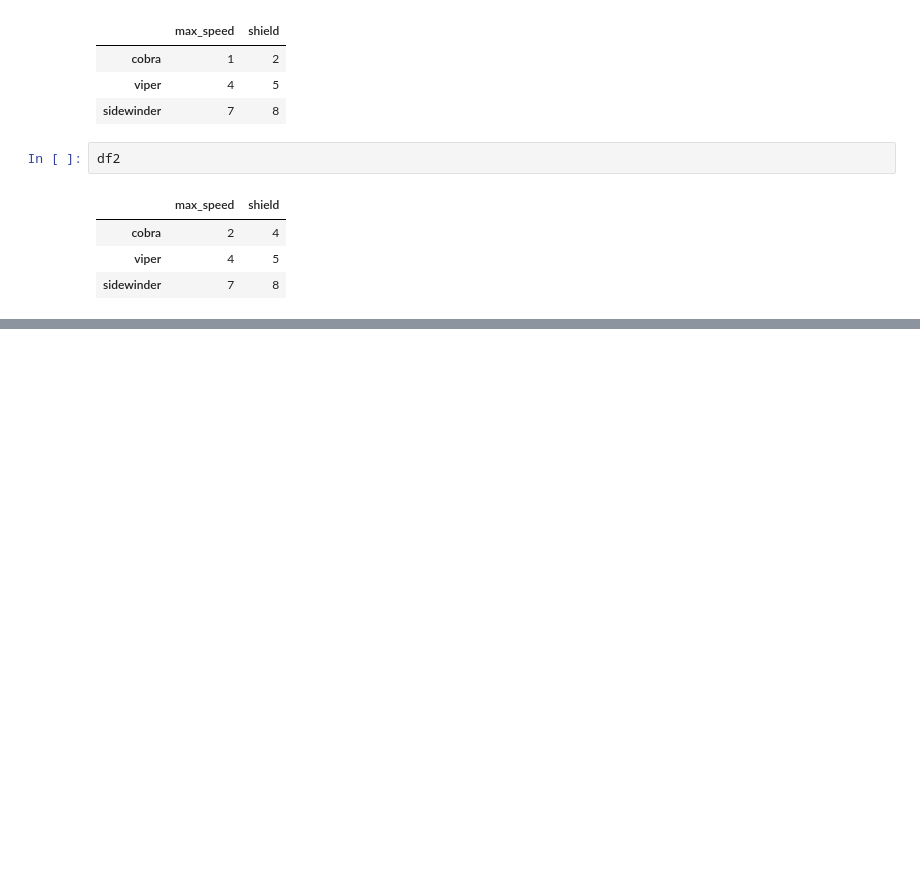
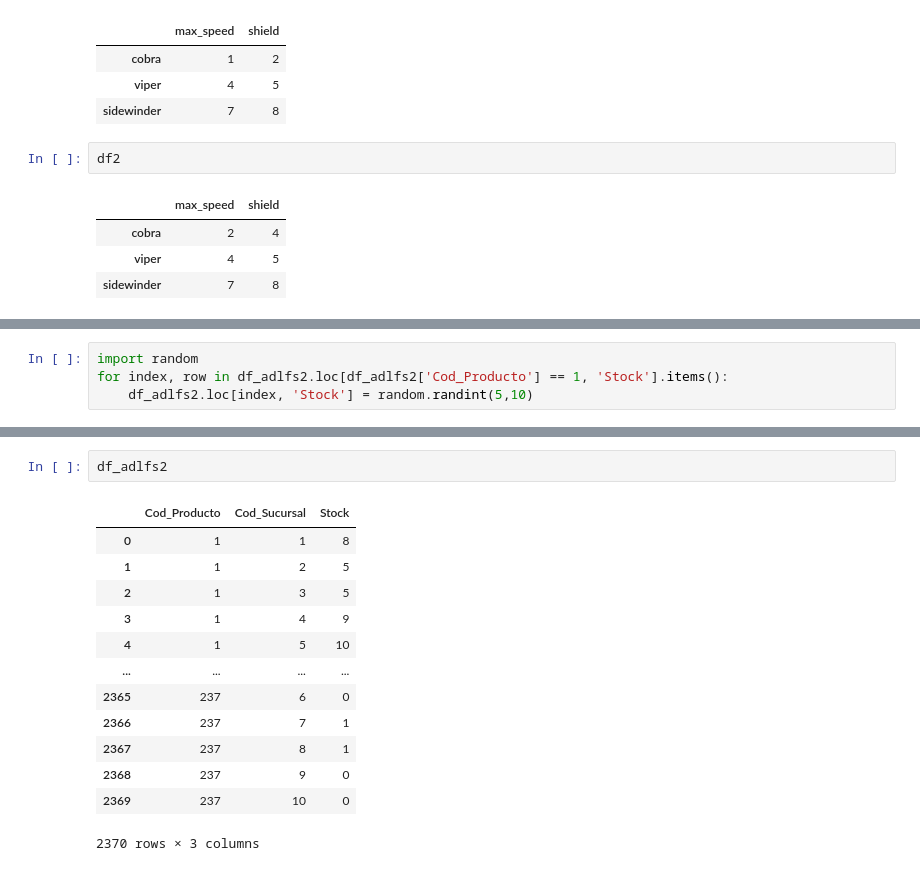
Before and after one commit to federicopfund/data-engineer, a Jupyter notebook: dataframes.ipynb, the cells around one changed output, grey strips where cells are left out. Drawn from its saved outputs; the diff is of its cells as text; blank space fills up the shorter version.

Commit message:
Se agrega logica de llenado de stock a item

```diff
--- a/dataframes.ipynb
+++ b/dataframes.ipynb
@@ -280,0 +295,4 @@ df2
+# %%
+import random
+for index, row in df_adlfs2.loc[df_adlfs2['Cod_Producto'] == 1, 'Stock'].items():
+    df_adlfs2.loc[index, 'Stock'] = random.randint(5,10)
@@ -280,0 +313,16 @@ df2
+# %%
+df_adlfs2
+# %% [output]
+|  | Cod_Producto | Cod_Sucursal | Stock |
+| 0 | 1 | 1 | 8 |
+| 1 | 1 | 2 | 5 |
+| 2 | 1 | 3 | 5 |
+| 3 | 1 | 4 | 9 |
+| 4 | 1 | 5 | 10 |
+| ... | ... | ... | ... |
+| 2365 | 237 | 6 | 0 |
+| 2366 | 237 | 7 | 1 |
+| 2367 | 237 | 8 | 1 |
+| 2368 | 237 | 9 | 0 |
+| 2369 | 237 | 10 | 0 |
+2370 rows × 3 columns
```
Also changed, not shown: parts of 3 cells of this notebook, 2 other files.
